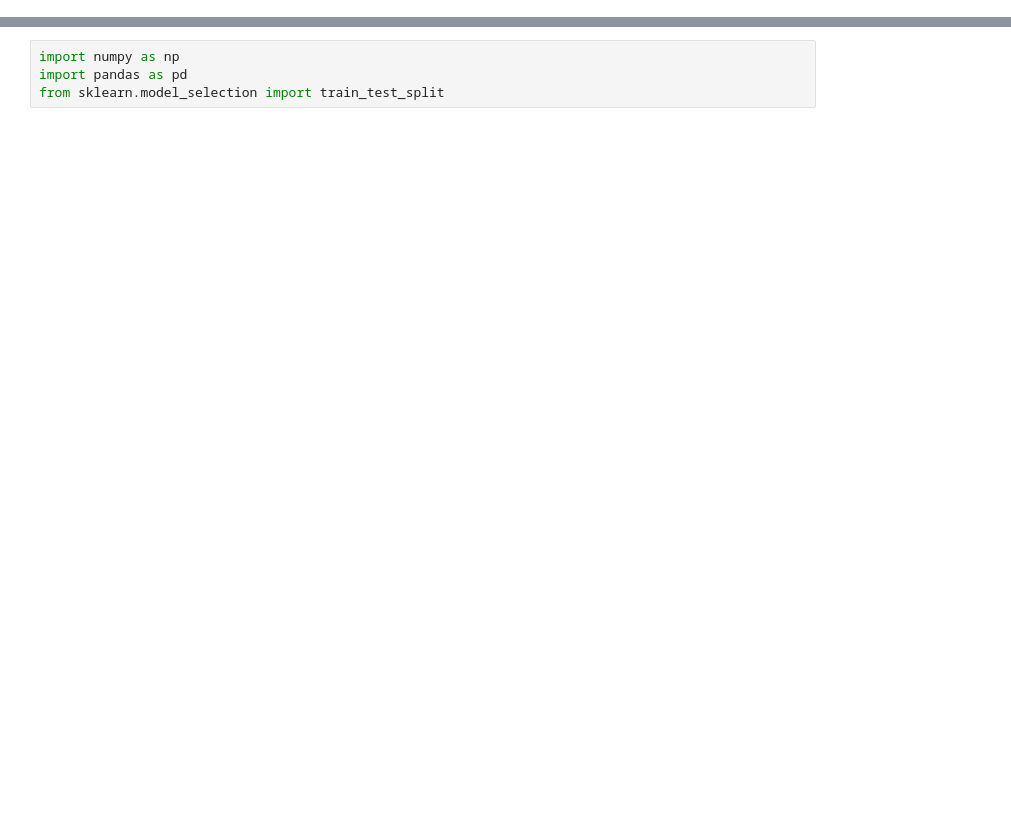
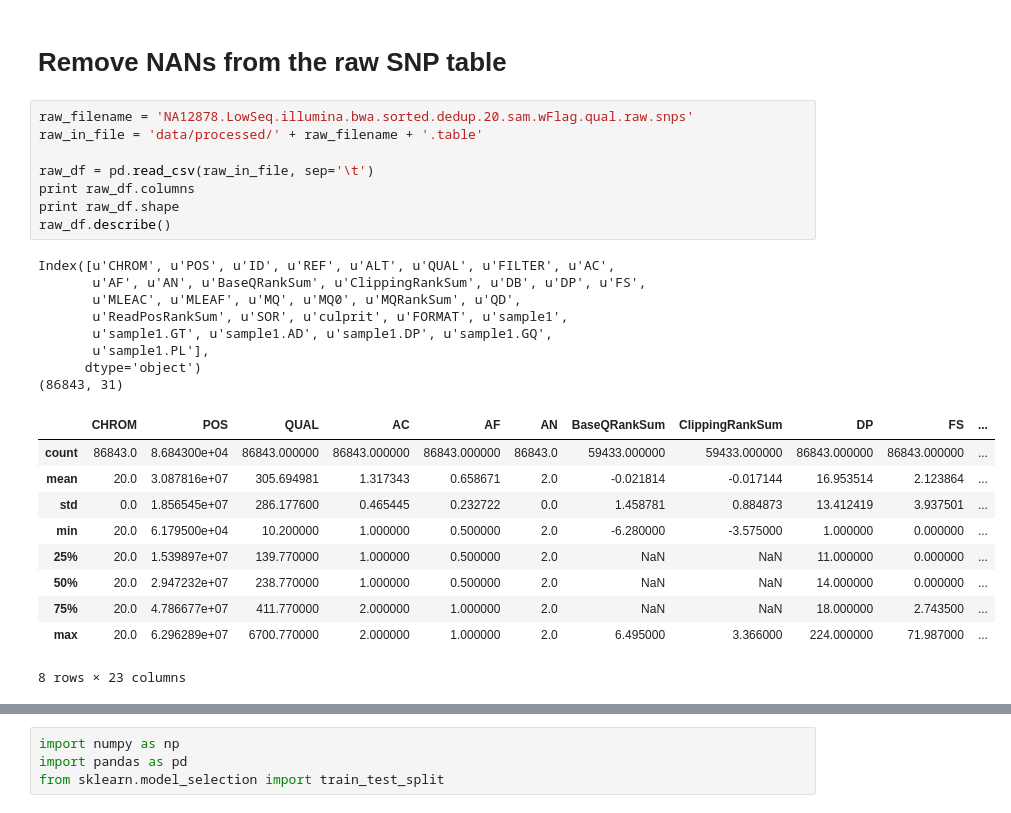
Before and after one commit to nmchaves/variant-call-filter, a Jupyter notebook: preprocess_VCF.ipynb, the cells around one changed output, grey strips where cells are left out. Saved outputs shown, nothing was run; the diff lists cells and outputs as text; blank space fills up the shorter version.

```diff
--- a/preprocess_VCF.ipynb
+++ b/preprocess_VCF.ipynb
@@ -6,0 +71,29 @@
+# %% [markdown]
+# Remove NANs from the raw SNP table
+# %%
+raw_filename = 'NA12878.LowSeq.illumina.bwa.sorted.dedup.20.sam.wFlag.qual.raw.snps'
+raw_in_file = 'data/processed/' + raw_filename + '.table'
+
+raw_df = pd.read_csv(raw_in_file, sep='\t')
+print raw_df.columns
+print raw_df.shape
+raw_df.describe()
+# %% [output]
+Index([u'CHROM', u'POS', u'ID', u'REF', u'ALT', u'QUAL', u'FILTER', u'AC',
+       u'AF', u'AN', u'BaseQRankSum', u'ClippingRankSum', u'DB', u'DP', u'FS',
+       u'MLEAC', u'MLEAF', u'MQ', u'MQ0', u'MQRankSum', u'QD',
+       u'ReadPosRankSum', u'SOR', u'culprit', u'FORMAT', u'sample1',
+       u'sample1.GT', u'sample1.AD', u'sample1.DP', u'sample1.GQ',
+       u'sample1.PL'],
+      dtype='object')
+(86843, 31)
+|  | CHROM | POS | QUAL | AC | AF | AN | BaseQRankSum | ClippingRankSum | DP | FS | ... |
+| count | 86843.0 | 8.684300e+04 | 86843.000000 | 86843.000000 | 86843.000000 | 86843.0 | 59433.000000 | 59433.000000 | 86843.000000 | 86843.000000 | ... |
+| mean | 20.0 | 3.087816e+07 | 305.694981 | 1.317343 | 0.658671 | 2.0 | -0.021814 | -0.017144 | 16.953514 | 2.123864 | ... |
+| std | 0.0 | 1.856545e+07 | 286.177600 | 0.465445 | 0.232722 | 0.0 | 1.458781 | 0.884873 | 13.412419 | 3.937501 | ... |
+| min | 20.0 | 6.179500e+04 | 10.200000 | 1.000000 | 0.500000 | 2.0 | -6.280000 | -3.575000 | 1.000000 | 0.000000 | ... |
+| 25% | 20.0 | 1.539897e+07 | 139.770000 | 1.000000 | 0.500000 | 2.0 | NaN | NaN | 11.000000 | 0.000000 | ... |
+| 50% | 20.0 | 2.947232e+07 | 238.770000 | 1.000000 | 0.500000 | 2.0 | NaN | NaN | 14.000000 | 0.000000 | ... |
+| 75% | 20.0 | 4.786677e+07 | 411.770000 | 2.000000 | 1.000000 | 2.0 | NaN | NaN | 18.000000 | 2.743500 | ... |
+| max | 20.0 | 6.296289e+07 | 6700.770000 | 2.000000 | 1.000000 | 2.0 | 6.495000 | 3.366000 | 224.000000 | 71.987000 | ... |
+8 rows × 23 columns
```
Also changed, not shown: parts of 47 cells of this notebook.
